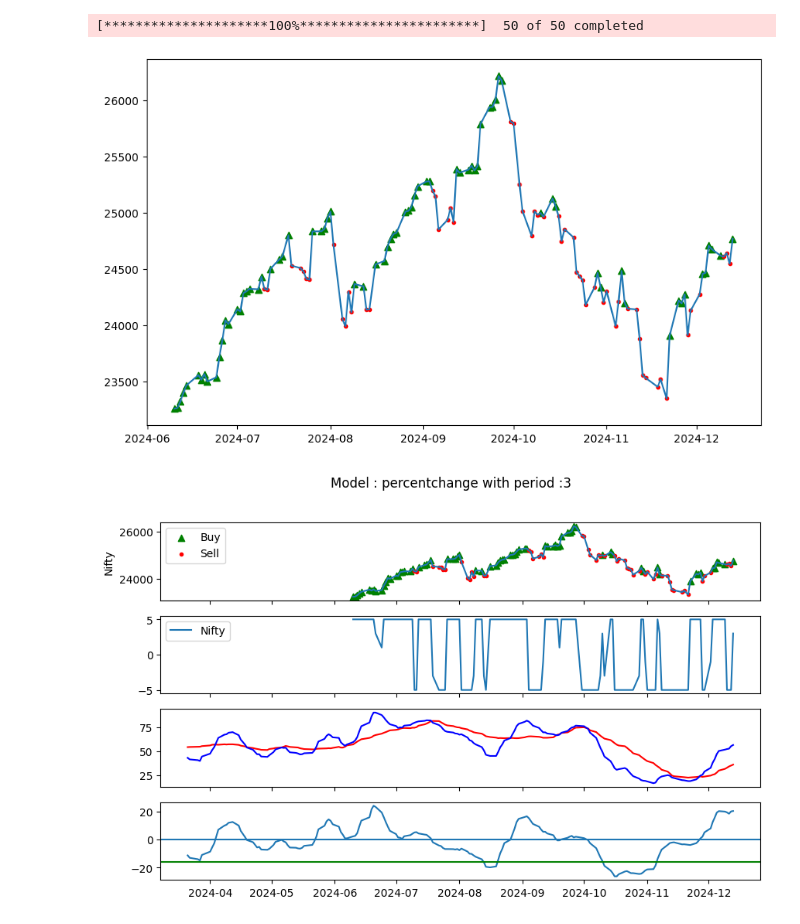
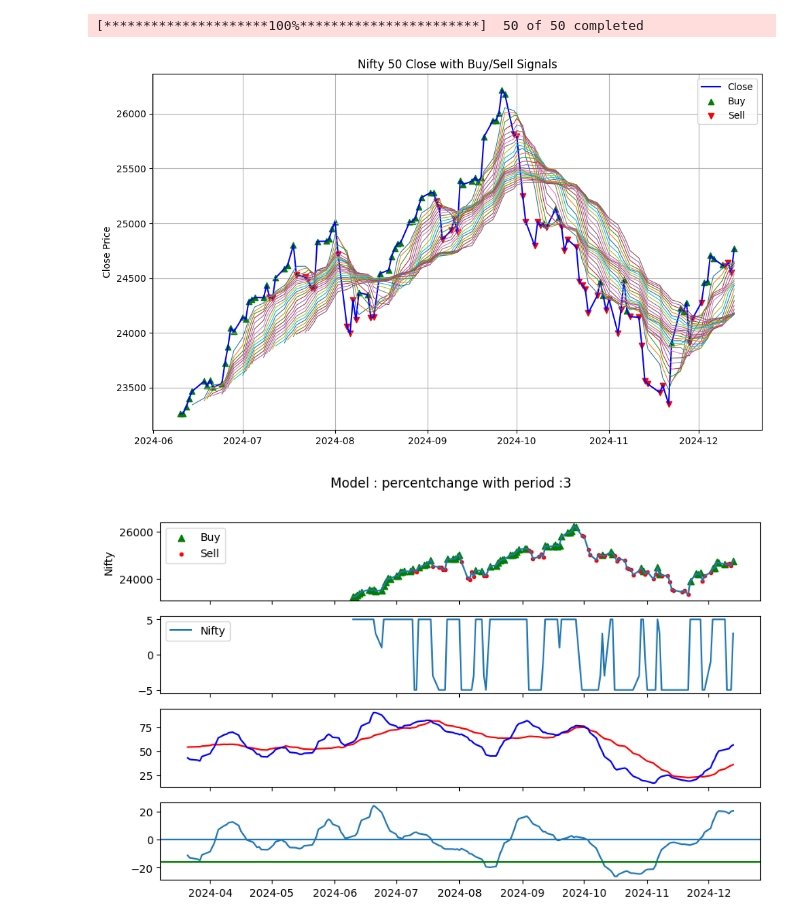
Before and after one commit to anirbanghoshsbi/.github.io, a Jupyter notebook: work/ML_classifier_averaging.ipynb, the cells around one changed output. Drawn from its saved outputs; the diff is of its cells as text; code cells hidden in the pictures.

```diff
--- a/work/ML_classifier_averaging.ipynb
+++ b/work/ML_classifier_averaging.ipynb
@@ -859,11 +861,51 @@ result=percentage_above_dma_10_ema-percentage_above_dma_30_ema
 # %%
-fig, ax = plt.subplots(1,1, figsize=(10,6),sharex=True)
-ax.plot(price_data_new.loc[:, :].index, price_data_new.loc[:, 'Close'])
-ax.scatter(price_data_new.iloc[buy].index,price_data_new.iloc[buy].Close,marker='^',label='Buy',color='g')
-ax.scatter(price_data_new.iloc[sell].index,price_data_new.iloc[sell].Close,marker='.',label='Sell',color='r')
+# First plot: Nifty 50 Close with Buy/Sell signals
+fig, ax = plt.subplots(1, 1, figsize=(10, 6), sharex=True)
+
+# Plot the close prices
+ax.plot(price_data_new.index, price_data_new['Close'], label='Close', color='blue')
+
+# Add Buy signals
+ax.scatter(
+    price_data_new.iloc[buy].index,
+    price_data_new.iloc[buy]['Close'],
+    marker='^',
+    label='Buy',
+    color='green'
+)
+
+# Add Sell signals
+ax.scatter(
+    price_data_new.iloc[sell].index,
+    price_data_new.iloc[sell]['Close'],
+    marker='v',
+    label='Sell',
+    color='red'
+)
+
+# Add legend and labels
+ax.legend()
+ax.set_title('Nifty 50 Close with Buy/Sell Signals')
+ax.set_ylabel('Close Price')
+ax.grid()
+
+# Plot the moving averages on the first subplot
+for window in range(5, 31):
+    ax.plot(
+        price_data_new.index,
+        price_data_new['Close'].rolling(window=window).mean(),
+        label=f'MA {window}',
+        linewidth=0.8
+    )
+
+
+
+
+# Adjust layout and show the second plot
+fig.tight_layout()
 plt.show()
 # %% [output]
-[figure, old version]
+[figure, new version]
 # %%
 fig, ax = plt.subplots(4,1, figsize=(10,6),sharex=True)
 ax[0].plot(price_data_new.loc[:, :].index, price_data_new.loc[:, 'Close'])
```
Also changed, not shown: parts of 1 cell of this notebook.
